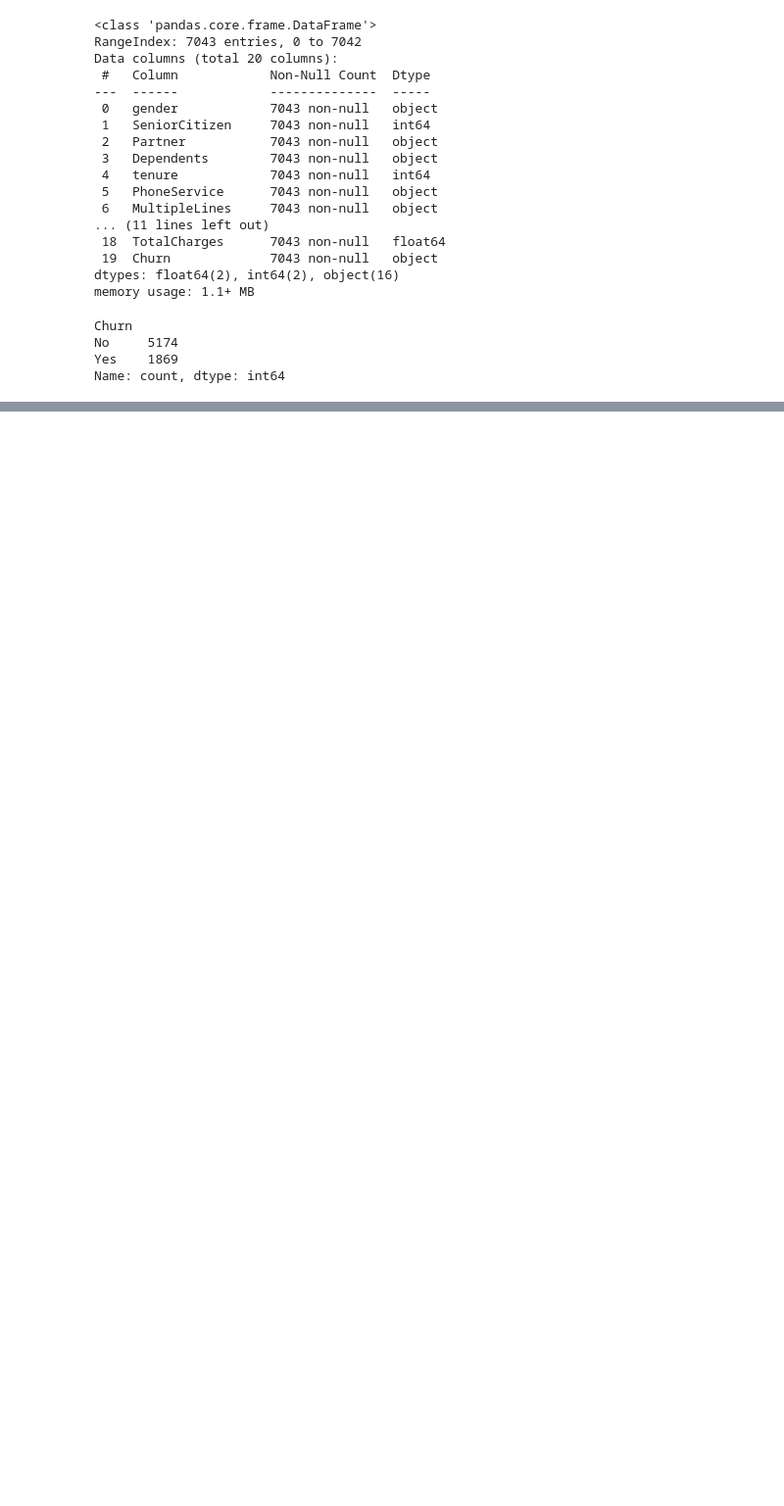
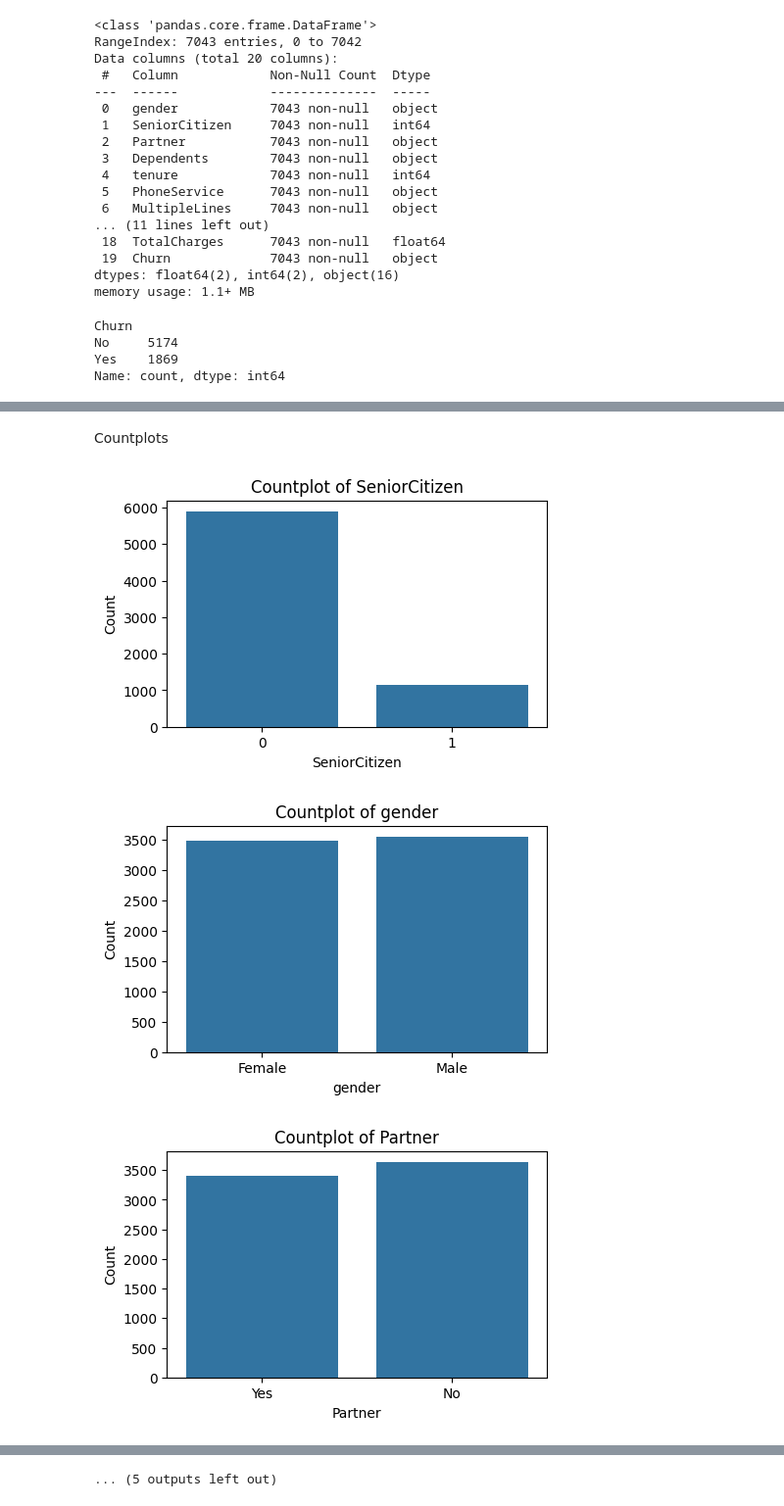
Before and after one commit to Ganindu-Deshapriya/Customer_Churn_Prediction_Group_06, a Jupyter notebook: Customer_Churn_Prediction_Group_06/notebooks/Ganindu_FC211004/gdesh_xgb.ipynb, the cells around one changed output, grey strips where cells are left out. Shown: that part at 98% size. Cells and saved outputs as stored; diff of their text form; code cells hidden in the pictures; blank space fills up the shorter version.

```diff
--- a/Customer_Churn_Prediction_Group_06/notebooks/Ganindu_FC211004/gdesh_xgb.ipynb
+++ b/Customer_Churn_Prediction_Group_06/notebooks/Ganindu_FC211004/gdesh_xgb.ipynb
@@ -128,0 +240,5 @@ Name: count, dtype: int64
+# %%
+objective_cols = df.select_dtypes(include=['object']).columns.tolist()
+#objective_cols.remove('Churn')  # Exclude target variable
+objective_cols = ["SeniorCitizen"] + objective_cols
+objective_cols
@@ -128,0 +263,14 @@ Name: count, dtype: int64
+# %% [markdown]
+Countplots
+# %%
+for col in objective_cols:
+    plt.figure(figsize=(5, 3))
+    sns.countplot(data=df, x=col)
+    plt.title(f'Countplot of {col}')
+    plt.xlabel(col)
+    plt.ylabel('Count')
+    plt.show()
+# %% [output]
+[figure, added]
+[figure, added]
+[figure, added]
@@ -128,0 +286 @@ Name: count, dtype: int64
+... (5 outputs left out)
```
Also changed, not shown: parts of 14 cells of this notebook.
